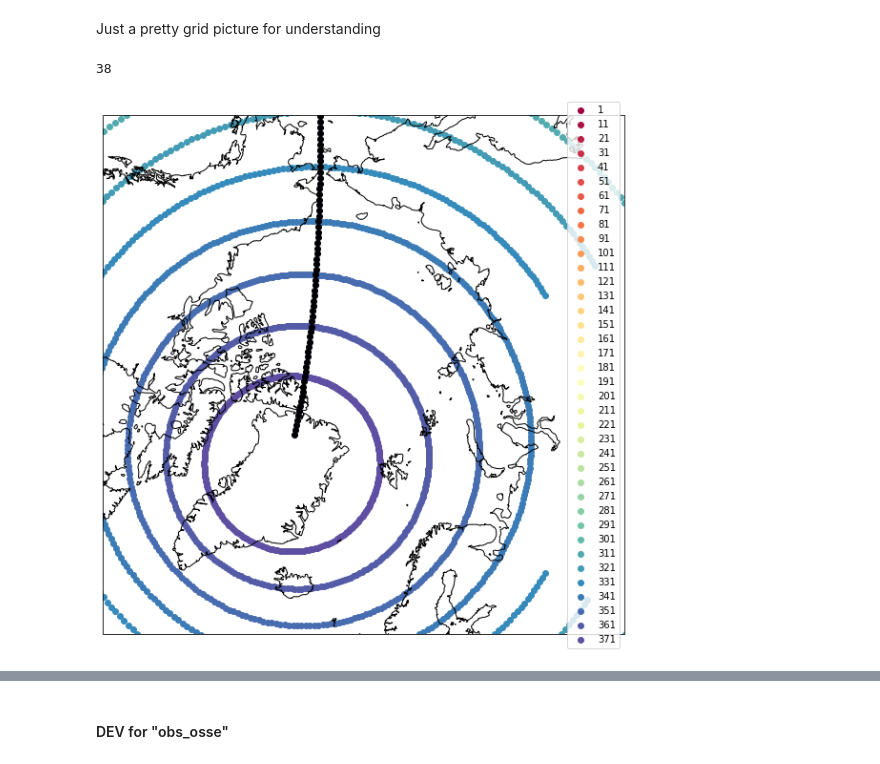
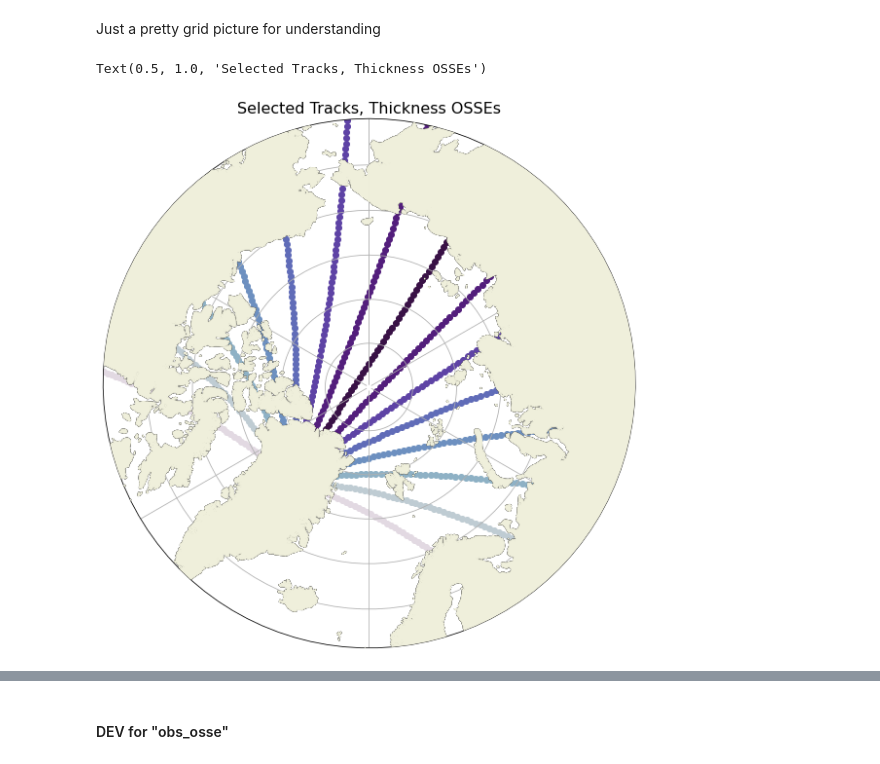
Before and after one commit to mollymwieringa/assimilation, a Jupyter notebook: track_selection.ipynb, the cells around one changed output, grey strips where cells are left out. Drawn from its saved outputs; the diff is of its cells as text; code cells hidden in the pictures.

```diff
--- a/track_selection.ipynb
+++ b/track_selection.ipynb
@@ -38,0 +38,4 @@ file =  '/glade/scratch/mollyw/free30/run/free30.cice_0024.h.2019-04-15.nc'
+# %%
+truth = '24'
+# %%
+truth_file =  '/glade/campaign/univ/uwas0070/mwieringa/assimilation/cases/free30_temp/run/truth/mem_00'+truth+'/free30.cice_00' + truth + '.h.2019-04-16.nc'
@@ -209,36 +273,62 @@ def write_input_file(lat, lon, vals, variable, error):
 # %% [markdown]
 Just a pretty grid picture for understanding
 # %%
-ds  = xr.open_dataset(file)
+ds  = xr.open_dataset(truth_file)
 plt.figure(figsize=(10,10))
 # Make a new projection "NorthPolarStereo"
 # ccrs.PlateCarree
 ax = plt.axes(projection=ccrs.NorthPolarStereo()) #true_scale_latitude=70
 k=10
 l = int(380/k)
-col = plt.cm.Spectral(np.linspace(0,1,l))
-col2 = plt.cm.inferno(np.linspace(0,1,l))
-count = 0
-for i in np.arange(1,380,k):
-    ds_track = ds.sel(nj = i)
-    plt.scatter(ds_track.TLON, ds_track.TLAT, color = col[count], transform=ccrs.PlateCarree(), label = str(i))
-    count += 1
+col = plt.cm.twilight(np.linspace(0,1,l))
+# col2 = plt.cm.inferno(np.linspace(0,1,l))
+# count = 0
+# for i in np.arange(1,380,k):
+#     ds_track = ds.sel(nj = i)
+#     plt.scatter(ds_track.TLON, ds_track.TLAT, color = col[count], transform=ccrs.PlateCarree(), label = str(i))
+#     count += 1
 
-print(count)
+# print(count)
+
+
+theta = np.linspace(0, 2*np.pi, 100)
+center, radius = [0.5, 0.5], 0.5
+verts = np.vstack([np.sin(theta), np.cos(theta)]).T
+circle = mpl.path.Path(verts * radius + center)
+
+ax=plt.subplot(projection=ccrs.NorthPolarStereo())
+# ax.set_extent([-180,180,0,90], ccrs.PlateCarree())
+ax.gridlines()
+ax.coastlines()
+ax.set_boundary(circle, transform=ax.transAxes)
+ax.add_feature(cfeature.LAND,zorder=6)
 
 count = 0
-j = 200 # np.arange(1,320,k):
-ds_track2 = ds.sel(ni = j)#.sel(ni = slice(75,250))
-# ds_track2 = make_noisy(ds_track2.hi,0.1,0.15)
-plt.scatter(ds_track2.TLON, ds_track2.TLAT, color = col2[count], transform=ccrs.PlateCarree())
-count += 1
-plt.legend()
+j = np.linspace(70, 280, 16) #200 # np.arange(1,320,k):
+col = plt.cm.twilight(np.linspace(0,1,len(j)))
+col2 = plt.cm.twilight_r(np.linspace(0,1,len(j)))
+j1 = [int(x) for x in j[0:7]]
+j2 = [int(x) for x in j[7:-1]]
+for i in j1:
+    ds_track2 = ds.sel(ni = i)
+    plt.scatter(ds_track2.TLON, ds_track2.TLAT, color = col[count], transform=ccrs.PlateCarree(), label = str(i))
+    count += 1
+for i in j2:
+    ds_track2 = ds.sel(ni = i)
+    plt.scatter(ds_track2.TLON, ds_track2.TLAT, color = col[count], transform=ccrs.PlateCarree(), label = str(i))
+    count = count - 1
+# ds_track2 = ds.sel(ni = j)#.sel(ni = slice(75,250))
+# # ds_track2 = make_noisy(ds_track2.hi,0.1,0.15)
+# plt.scatter(ds_track2.TLON, ds_track2.TLAT, color = col, transform=ccrs.PlateCarree())
+# count += 1
+# plt.legend()
 #plt.pcolormesh(lons, lats, tile_to_plot,
 #               transform=ccrs.PlateCarree());
 
 ax.coastlines()
 # Limit the map to -60 degrees latitude and below.
 ax.set_extent([-180, 180, 90, 60], ccrs.PlateCarree())
+plt.title('Selected Tracks, Thickness OSSEs',fontsize =16)
 # %% [output]
-38
+Text(0.5, 1.0, 'Selected Tracks, Thickness OSSEs')
-[figure, old version]
+[figure, new version]
```
Also changed, not shown: parts of 43 cells of this notebook, 5 other files.
